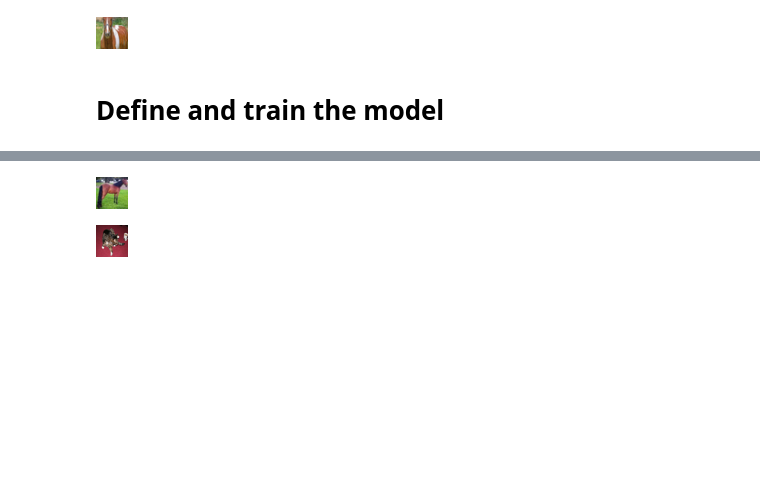
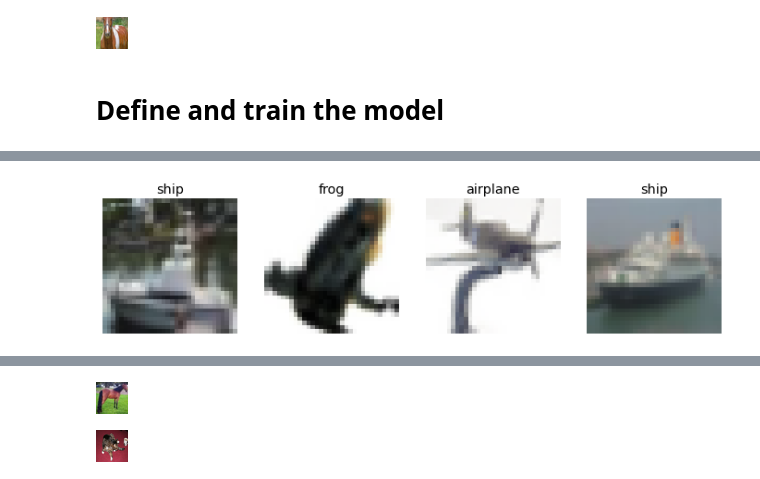
Before and after one commit to PacktPublishing/Deep-Learning-with-fastai-Cookbook, a Jupyter notebook: ch8/training_with_image_datasets_datablock.ipynb, the cells around one changed output, grey strips where cells are left out. Cells and saved outputs as stored; diff of their text form; code cells hidden in the pictures; blank space fills up the shorter version.

```diff
--- a/ch8/training_with_image_datasets_datablock.ipynb
+++ b/ch8/training_with_image_datasets_datablock.ipynb
@@ -119,0 +142,5 @@ Wall time: 12min 44s
+# %%
+# examine a batch of the augmented training data
+dls2.train.show_batch(max_n=4, nrows=1)
+# %% [output]
+[figure, added]
```
Also changed, not shown: parts of 12 cells of this notebook, 2 other files.
